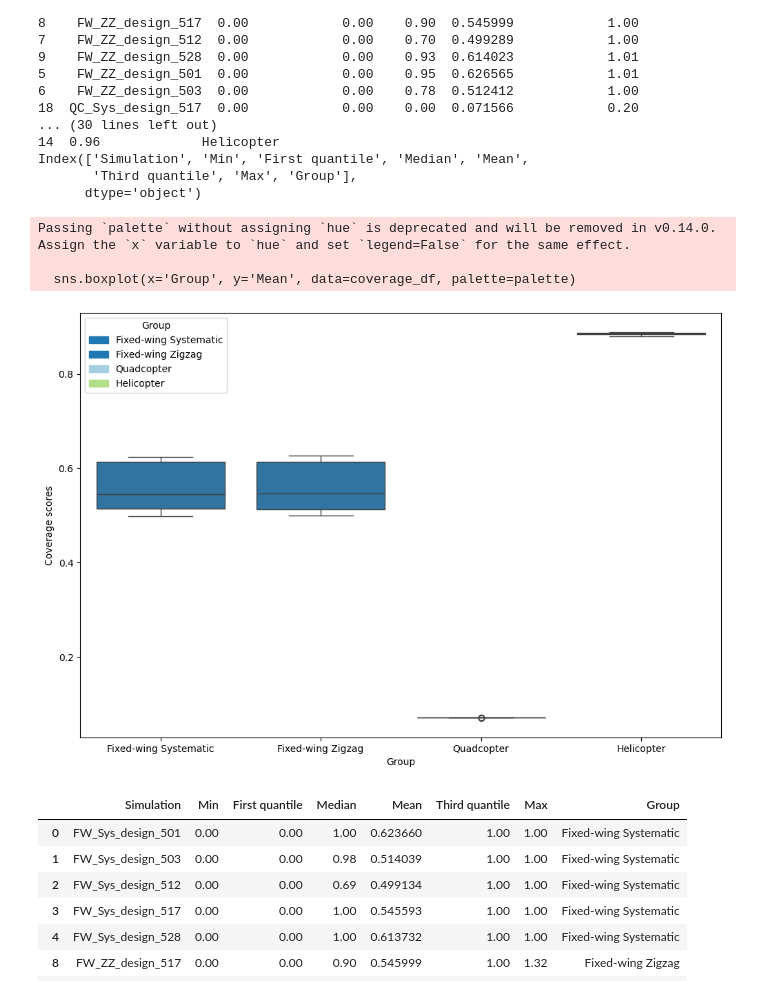
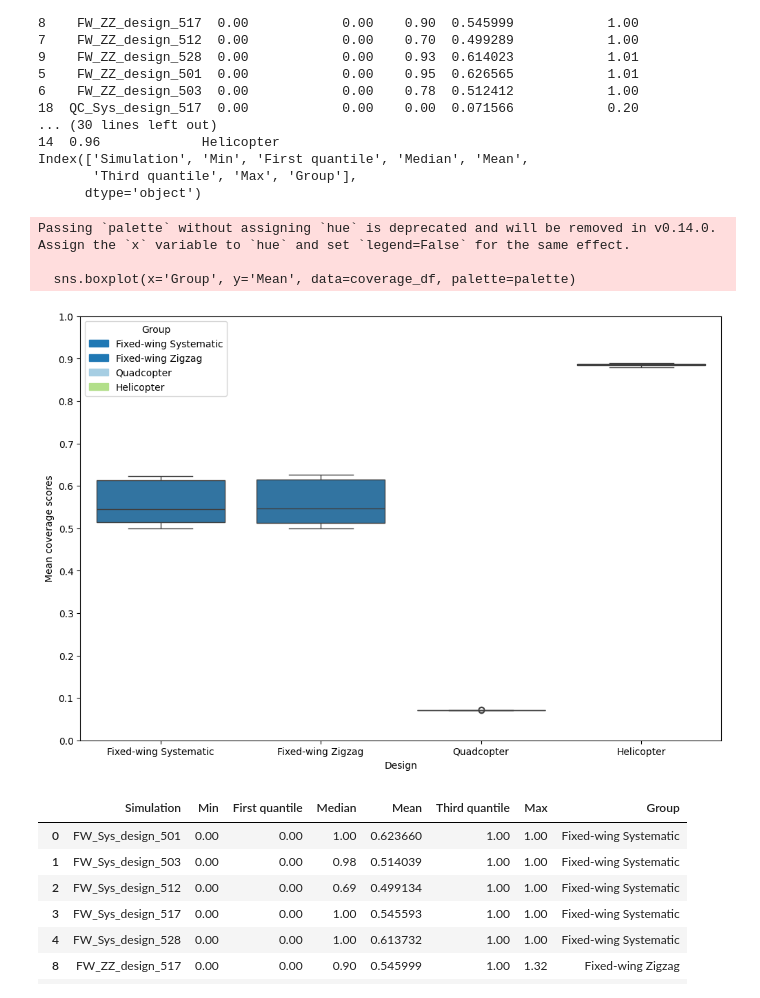
Before and after one commit to hambrecht/DroneSurveySimulator, a Jupyter notebook: Scripts/visualisation/vis_cover.ipynb, the cells around one changed output. Drawn from its saved outputs; the diff is of its cells as text; code cells hidden in the pictures.

Commit message:
updated plots

```diff
--- a/Scripts/visualisation/vis_cover.ipynb
+++ b/Scripts/visualisation/vis_cover.ipynb
@@ -175,28 +176,30 @@ Index(['Simulation', 'Min', 'First quantile', 'Median', 'Mean',
        'Third quantile', 'Max', 'Group'],
       dtype='object')
 # %%
-
 # Create a color palette based on the group colors
 palette = [group_colors[group] for group in coverage_df['Group'].unique()]
 
 # Create the box plot
 plt.figure(figsize=(12, 8))
 sns.boxplot(x='Group', y='Mean', data=coverage_df, palette=palette)
 
 # Create custom legend
 handles = [mpatches.Patch(color=color, label=group) for group, color in group_colors.items()]
 plt.legend(handles=handles, title='Group')
 
 
 plt.xlabel('Design')
-plt.ylabel('Coverage scores')
-# plt.title('Box Plot Grouped by Group with Custom Colors')
+plt.ylabel('Mean coverage scores')
+
+# Set y-axis ticks from 0 to 1 at steps of 0.1
+plt.yticks(np.arange(0, 1.1, 0.1))
+
 plt.show()
 # %% [output]
 Passing `palette` without assigning `hue` is deprecated and will be removed in v0.14.0. Assign the `x` variable to `hue` and set `legend=False` for the same effect.
 
   sns.boxplot(x='Group', y='Mean', data=coverage_df, palette=palette)
-[figure, old version]
+[figure, new version]
 # %%
 coverage_df
 # %% [output]
```
Also changed, not shown: parts of 1 cell of this notebook.
